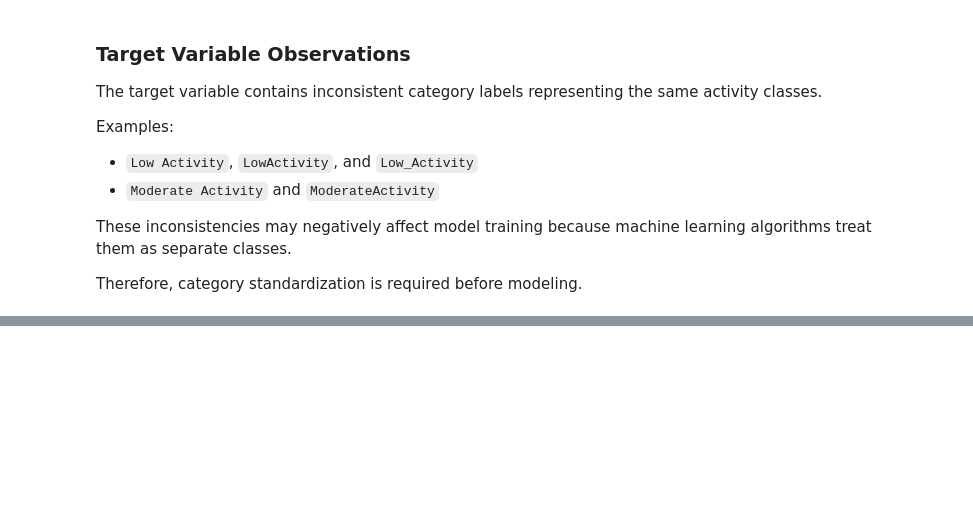
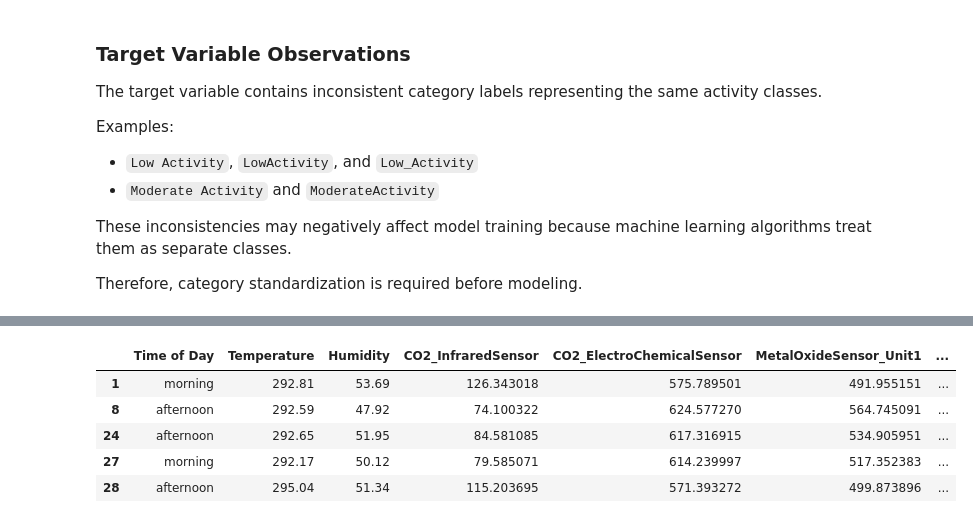
Before and after one commit to chanmyae99/elderguard-analytics-ml, a Jupyter notebook: notebooks/eda.ipynb, the cells around one changed output, grey strips where cells are left out. Saved outputs shown, nothing was run; the diff lists cells and outputs as text; code cells hidden in the pictures; blank space fills up the shorter version.

```diff
--- a/notebooks/eda.ipynb
+++ b/notebooks/eda.ipynb
@@ -380,0 +540,5 @@ Therefore, category standardization is required before modeling.
+# %%
+df_processed["CO2_InfraredSensor"] = (
+    df_processed["CO2_InfraredSensor"]
+    .clip(lower=0)
+)
@@ -380,0 +573,9 @@ Therefore, category standardization is required before modeling.
+# %%
+df_processed[df_processed["Temperature"] > 60].head()
+# %% [output]
+|  | Time of Day | Temperature | Humidity | CO2_InfraredSensor | CO2_ElectroChemicalSensor | MetalOxideSensor_Unit1 | ... |
+| 1 | morning | 292.81 | 53.69 | 126.343018 | 575.789501 | 491.955151 | ... |
+| 8 | afternoon | 292.59 | 47.92 | 74.100322 | 624.577270 | 564.745091 | ... |
+| 24 | afternoon | 292.65 | 51.95 | 84.581085 | 617.316915 | 534.905951 | ... |
+| 27 | morning | 292.17 | 50.12 | 79.585071 | 614.239997 | 517.352383 | ... |
+| 28 | afternoon | 295.04 | 51.34 | 115.203695 | 571.393272 | 499.873896 | ... |
```
Also changed, not shown: parts of 18 cells of this notebook.
